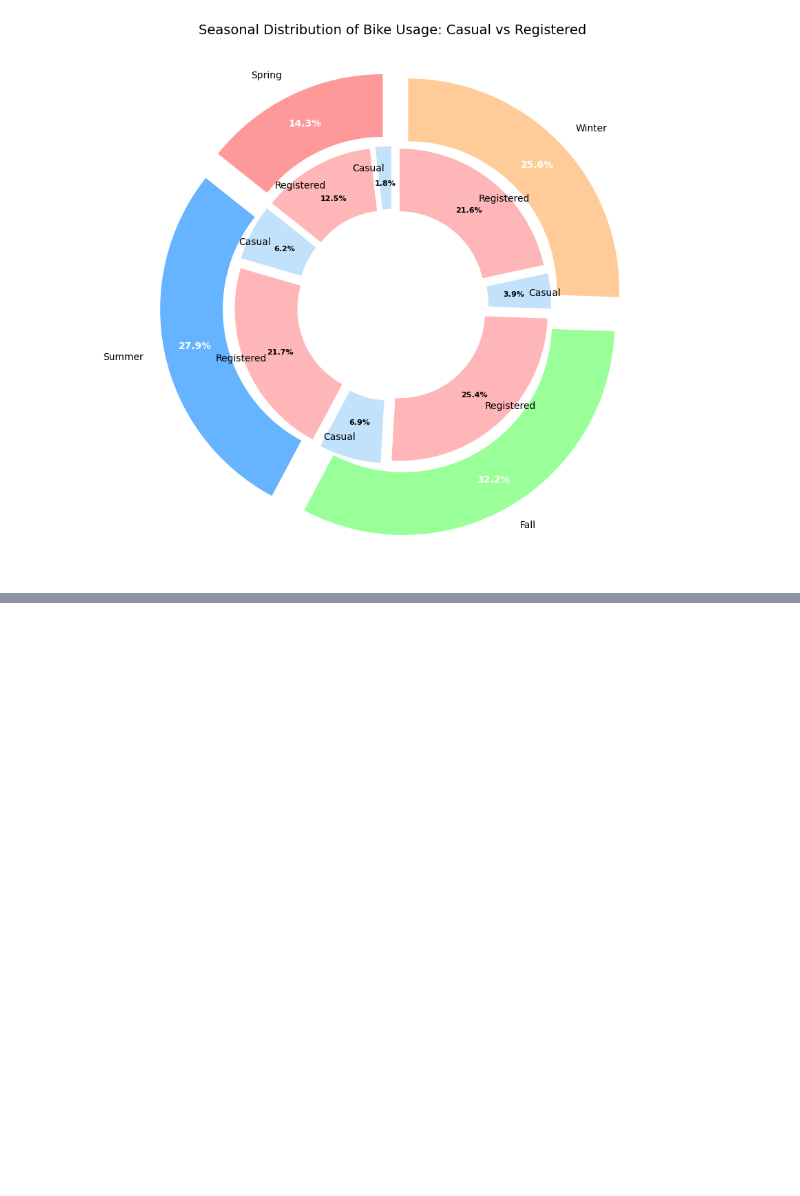
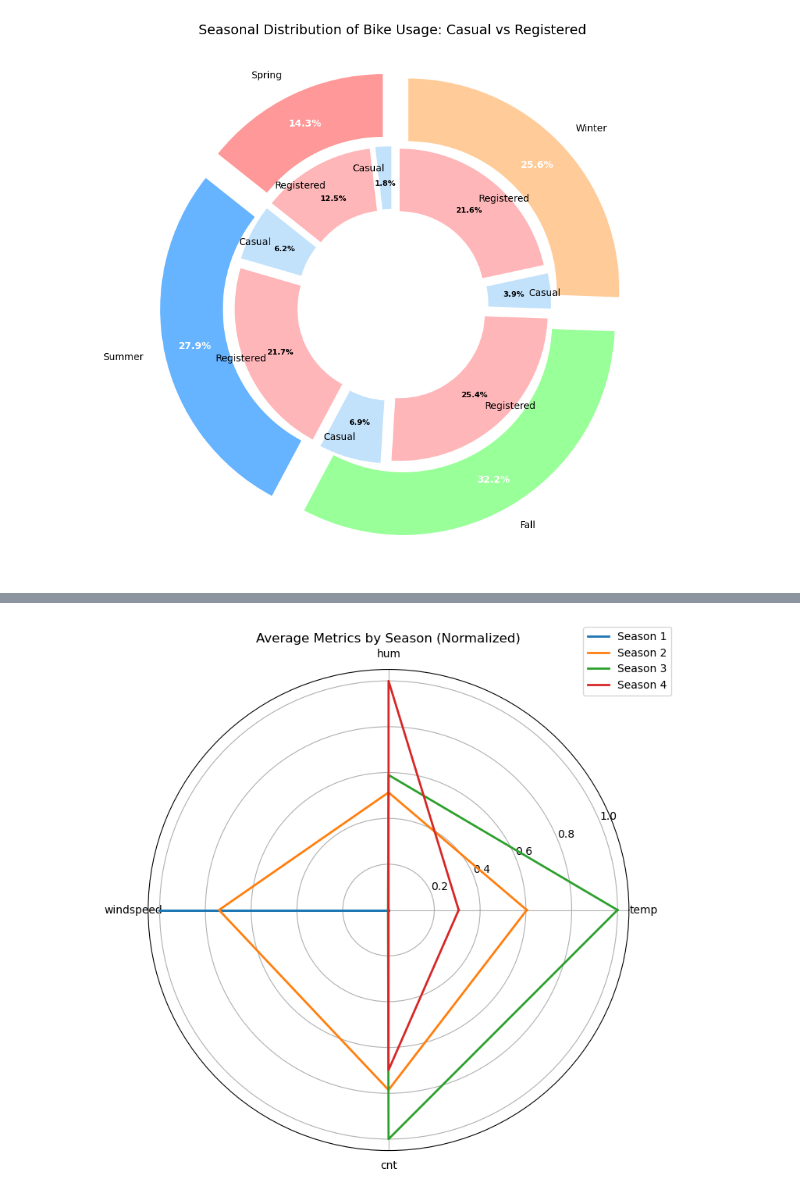
Before and after one commit to chongwen8/CSCE-679-Group-Project, a Jupyter notebook: Project.ipynb, the cells around one changed output, grey strips where cells are left out. Drawn from its saved outputs; the diff is of its cells as text; code cells hidden in the pictures; blank space fills up the shorter version.

```diff
--- a/Project.ipynb
+++ b/Project.ipynb
@@ -321,0 +372,40 @@ plt.show()
+# %%
+from math import pi
+
+metrics = ['temp', 'hum', 'windspeed', 'cnt']
+grouped_data = days.copy().groupby('season')[metrics].mean().reset_index()
+
+# Normalizing the data (scaling between 0 and 1 for each metric)
+for metric in metrics:
+    max_val = grouped_data[metric].max()
+    min_val = grouped_data[metric].min()
+    grouped_data[metric] = (grouped_data[metric] - min_val) / (max_val - min_val)
+
+# Number of variables
+num_vars = len(metrics)
+
+# Compute angle each bar is centered on:
+angles = [n / float(num_vars) * 2 * pi for n in range(num_vars)]
+angles += angles[:1]  # Ensure the graph is circular by repeating the first value at the end
+
+# Radar chart
+fig, ax = plt.subplots(figsize=(8, 8), subplot_kw=dict(polar=True))
+
+# Draw one line per season
+for i, row in grouped_data.iterrows():
+    data_row = row[metrics].tolist()
+    data_row += data_row[:1]  # Repeat the first value to close the circle
+    ax.plot(angles, data_row, linewidth=2, linestyle='solid', label=f'Season {int(row["season"])}')
+
+# Add labels for each metric
+ax.set_xticks(angles[:-1])
+ax.set_xticklabels(metrics)
+
+# Add a legend and title
+plt.title('Average Metrics by Season (Normalized)')
+plt.legend(loc='upper right', bbox_to_anchor=(1.1, 1.1))
+
+# Show the plot
+plt.show()
+# %% [output]
+[figure, added]
```
Also changed, not shown: parts of 6 cells of this notebook.
